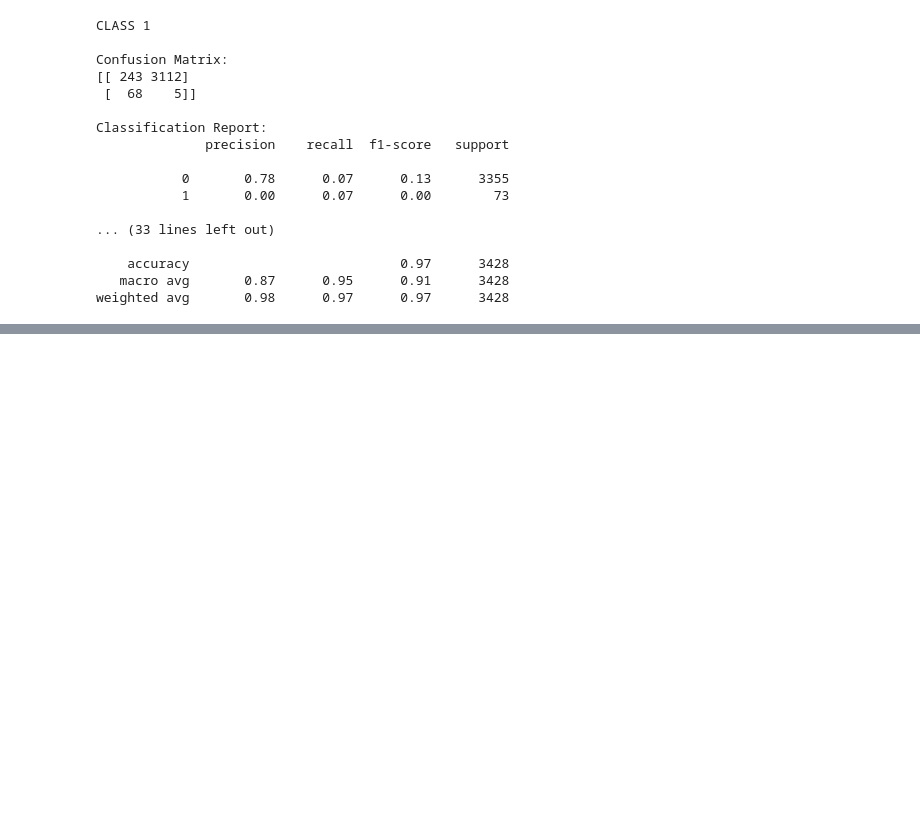
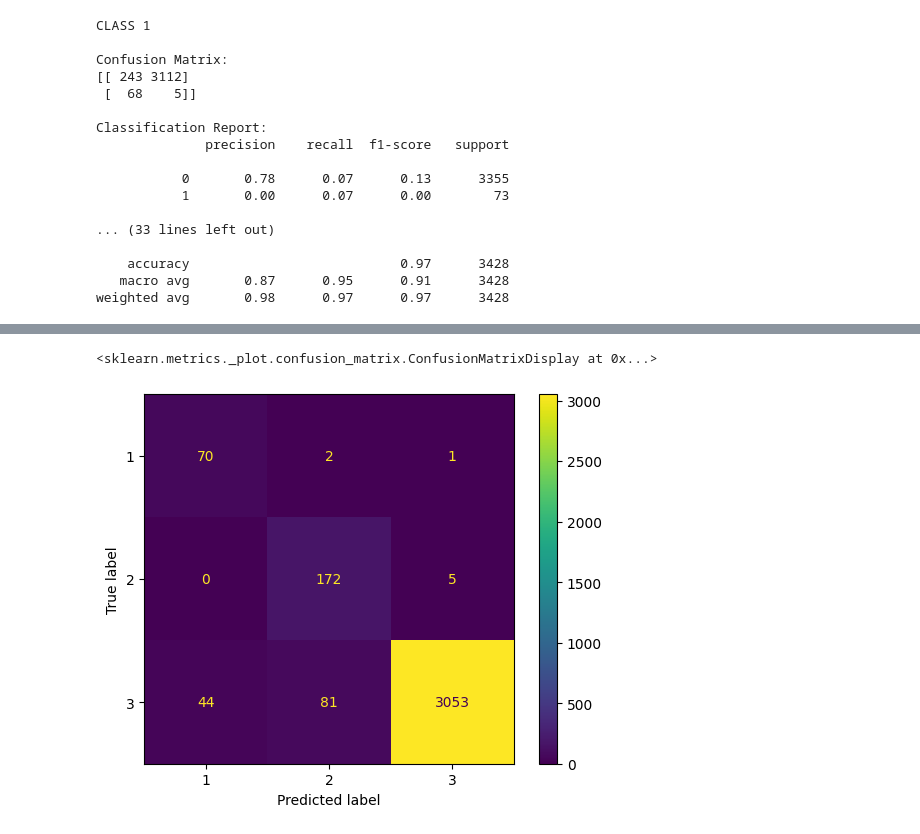
Before and after one commit to ChelsyMena/svm-classification, a Jupyter notebook: first_try.ipynb, the cells around one changed output, grey strips where cells are left out. Cells and saved outputs as stored; diff of their text form; code cells hidden in the pictures; blank space fills up the shorter version.

Commit message:
multiclass using sklearn inbuilt

```diff
--- a/first_try.ipynb
+++ b/first_try.ipynb
@@ -326,0 +329,26 @@ weighted avg       0.98      0.97      0.97      3428
+# %%
+pipeline = Pipeline([
+    ('preprocessor', preprocessor),
+    ('smote', SMOTE(random_state=42)),               # Oversample minority class
+    ('classifier', SVC(
+        decision_function_shape='ovo',
+        class_weight='balanced',                     # Adjust class weights
+        probability=True,                           # Enable probability estimates
+        random_state=42
+    ))
+])
+
+y = df[21]
+y_true_test = df_test[21]
+
+pipeline.fit(X, y)
+
+# Evaluate
+y_pred = pipeline.predict(X_true_test)
+y_proba = pipeline.predict_proba(X_true_test)
+
+print("Confusion Matrix:")
+print(confusion_matrix(y_true_test, y_pred))
+print("\nClassification Report:")
+print(classification_report(y_true_test, y_pred))
+print(f"ROC AUC Score: {roc_auc_score(y_true_test, y_proba, multi_class='ovo'):.4f}")
@@ -326,0 +373,5 @@ weighted avg       0.98      0.97      0.97      3428
+# %%
+ConfusionMatrixDisplay.from_estimator(pipeline, X_true_test, y_true_test)
+# %% [output]
+<sklearn.metrics._plot.confusion_matrix.ConfusionMatrixDisplay at 0x...>
+[figure, added]
```
Also changed, not shown: parts of 2 cells of this notebook.
